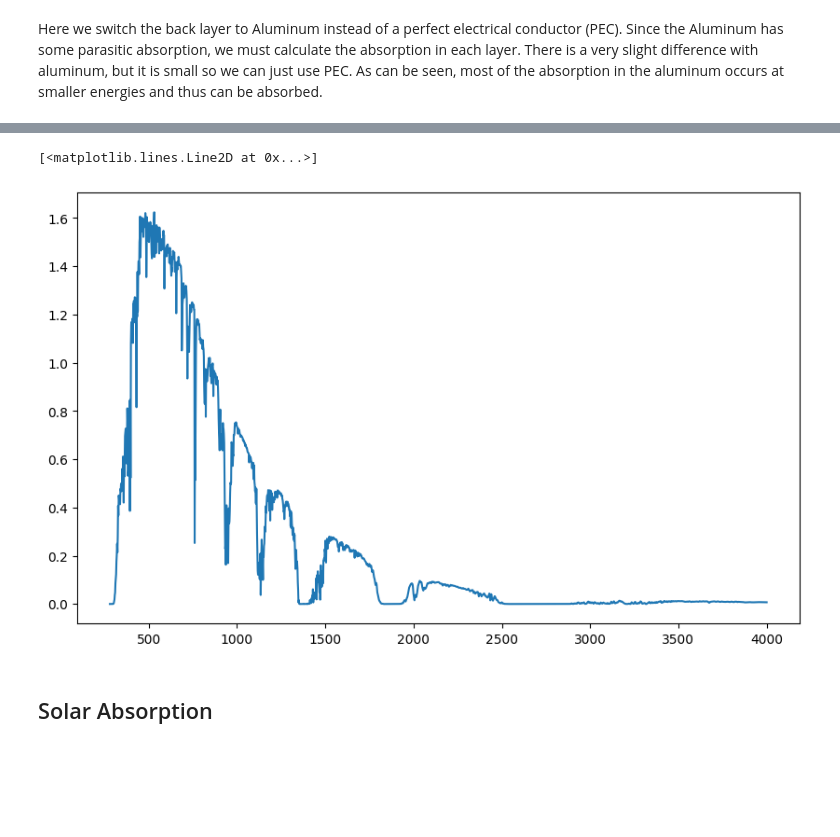
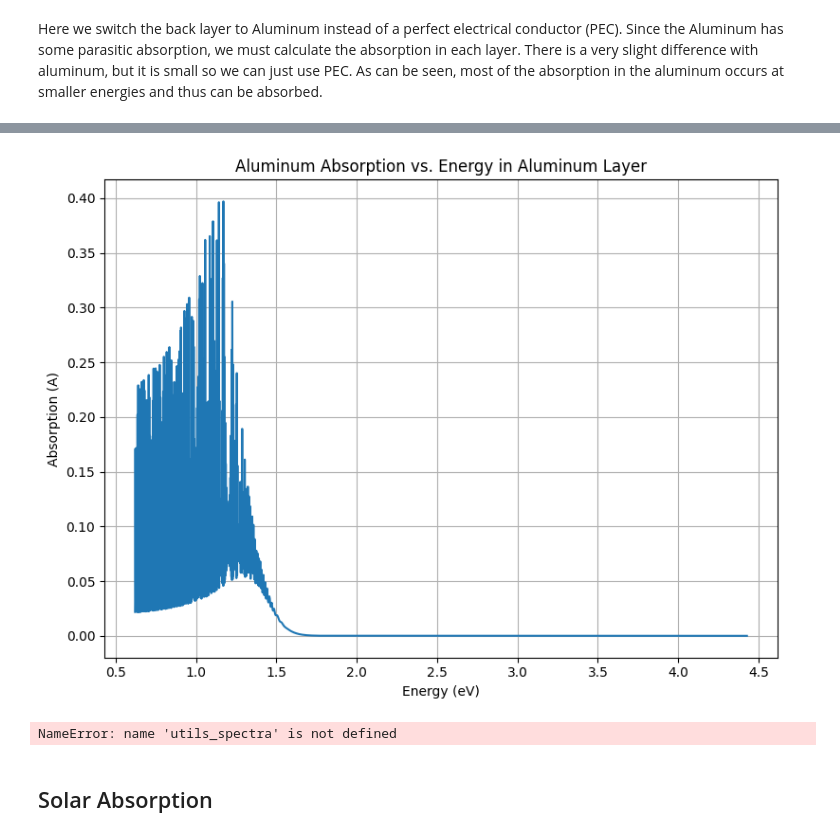
Before and after one commit to JaxLayerLumos/JaxLayerLumos, a Jupyter notebook: examples/solar-cell-analysis.ipynb, the cells around one changed output, grey strips where cells are left out. Saved outputs shown, nothing was run; the diff lists cells and outputs as text; code cells hidden in the pictures; blank space fills up the shorter version.

```diff
--- a/examples/solar-cell-analysis.ipynb
+++ b/examples/solar-cell-analysis.ipynb
@@ -98,15 +104,25 @@ plt.grid(True)
+# %%
+fig = plt.figure(figsize=(8, 6))
+ax = fig.gca()
+
+ax.plot(energy, results_coeffs["absorption_layer_TE"][material_aluminum_index-1,:], label='Al substrate Absorption')
+ax.set_xlabel("Energy (eV)")
+ax.set_ylabel("Absorption (A)")
+ax.set_title("Aluminum Absorption vs. Energy in Aluminum Layer")
+ax.grid()
+
+plt.tight_layout()
+plt.show()
+# %% [output]
+[figure, added]
 # %%
 wavelengths_all = jnp.linspace(280e-9, 4000e-9, 2000)
-wavelengths_all_nm = convert_m_to_nm(wavelengths_all)
+wavelengths_all_nm = jll_utils_units.convert_m_to_nm(wavelengths_all)
 irradiance_all = utils_spectra.get_irradiance('AM1p5G', wavelengths_all)
 photon_flux_all = (irradiance_all * wavelengths_all)/(scic.h*scic.c)
 total_photons = onp.trapezoid(photon_flux_all, wavelengths_all_nm)
-
-plt.figure(figsize=(10, 6))
-plt.plot(wavelengths_all_nm,irradiance_all)
 # %% [output]
-[<matplotlib.lines.Line2D at 0x...>]
+NameError: name 'utils_spectra' is not defined
-[figure, removed]
 # %% [markdown]
 ## Solar Absorption
 # %% [markdown]
```
Also changed, not shown: parts of 12 cells of this notebook, 1 other file.
